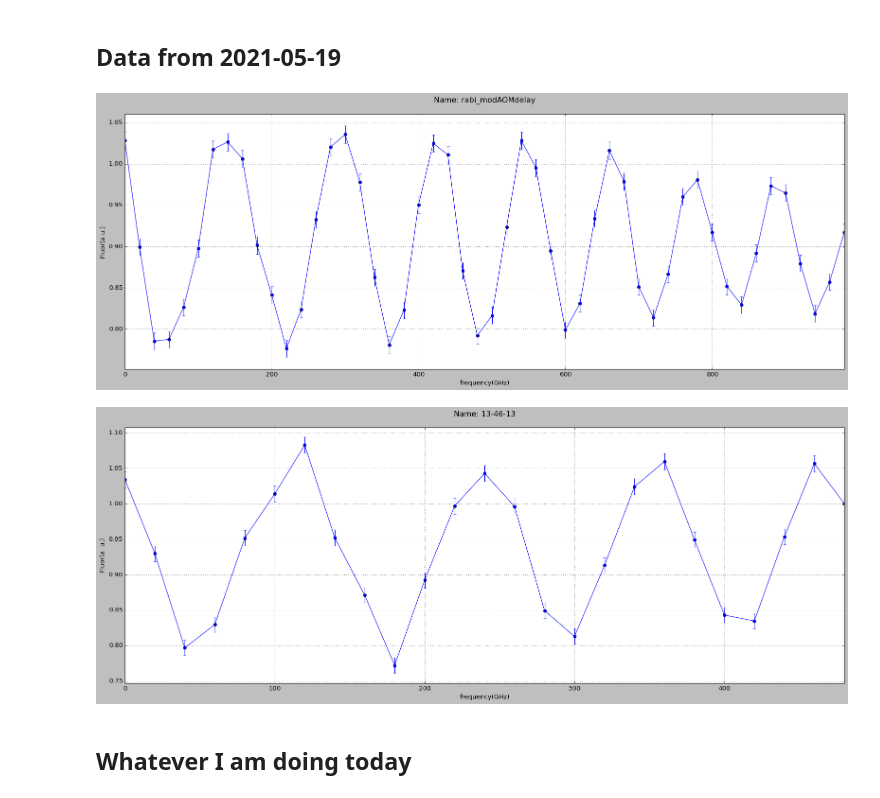
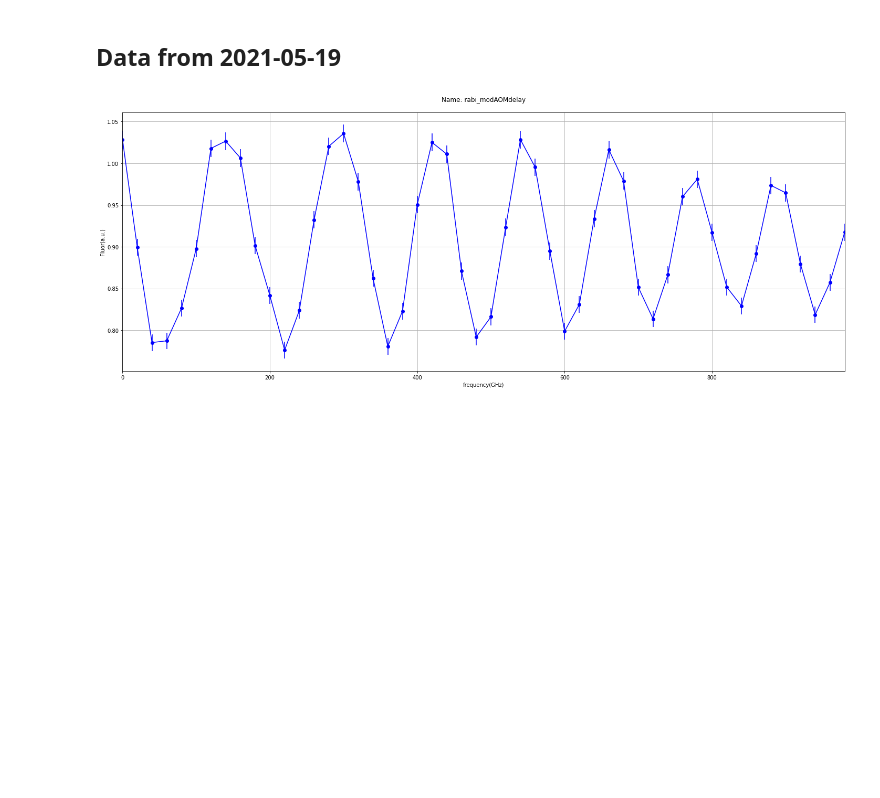
Before and after one commit to ejlilie/Jupyter, a Jupyter notebook: EthanDataAnalysis.ipynb, the cells around one changed output. Saved outputs shown, nothing was run; the diff lists cells and outputs as text; code cells hidden in the pictures; blank space fills up the shorter version.

```diff
--- a/EthanDataAnalysis.ipynb
+++ b/EthanDataAnalysis.ipynb
@@ -27,8 +8,0 @@ config()
-# %%
-conn = pg2.connect(database=database, user=user, password=password)
-cur = conn.cursor()
-cur.execute('SELECT * FROM Sample_Table')
-data = cur.fetchall()
-conn.close()
-
-print(data)
@@ -357,19 +274,19 @@ def plotsingledatafile(data,pos,**kwargs):
             newdic[k] = v
         x_plot = np.linspace(x1[0],x1[-1],100)
         namestr = data.data_id[pos]
-        with plt.style.context('classic'):
-            f=plt.figure(figsize=(20,8))
-            plt.errorbar(x1,y1,yerr=y1errb,fmt='b-o',ecolor = 'blue')
-            plt.title("Name: "+namestr + "\n")
-            plt.xlabel(str(newdic['xaxis']))
-            plt.ylabel(str(newdic['yaxis']))
-            plt.xlim(x1[0],x1[-1])
-            ymax = np.amax(y1)
-            ymin = np.amin(y1)
+        #with plt.style.context('classic'):
+        f=plt.figure(figsize=(20,8))
+        plt.errorbar(x1,y1,yerr=y1errb,fmt='b-o',ecolor = 'blue')
+        plt.title("Name: "+namestr + "\n")
+        plt.xlabel(str(newdic['xaxis']))
+        plt.ylabel(str(newdic['yaxis']))
+        plt.xlim(x1[0],x1[-1])
+        ymax = np.amax(y1)
+        ymin = np.amin(y1)
             #print('ymax = {0},ymin = {1}'.format(ymax,ymin))
-            plt.ylim(ymin-0.025,ymax+0.025)
-            plt.tight_layout()
-            plt.grid()
-            plt.show()
+        plt.ylim(ymin-0.025,ymax+0.025)
+        plt.tight_layout()
+        plt.grid()
+        plt.show()
     except:
         print("No data found!")
@@ -415,13 +305,6 @@ plotsingledatafile(data,pos,xaxis=r'frequenc(GHz)',yaxis=r'Fluor(a.u.)')
 # %%
 data = extract_data(date = '2021-05-19')
 pos = 0
 plotsingledatafile(data, pos, xaxis=r'frequency(GHz)',yaxis=r'Fluor(a.u.)')
-
-data = extract_data(aom_delay = 710)
-pos = 0
-plotsingledatafile(data, pos, xaxis=r'frequency(GHz)', yaxis=r'Fluor(a. u.)')
 # %% [output]
-[figure, old version]
+[figure, new version]
-[figure, removed]
-# %% [markdown]
-## Whatever I am doing today
```
Also changed, not shown: parts of 11 cells of this notebook.
